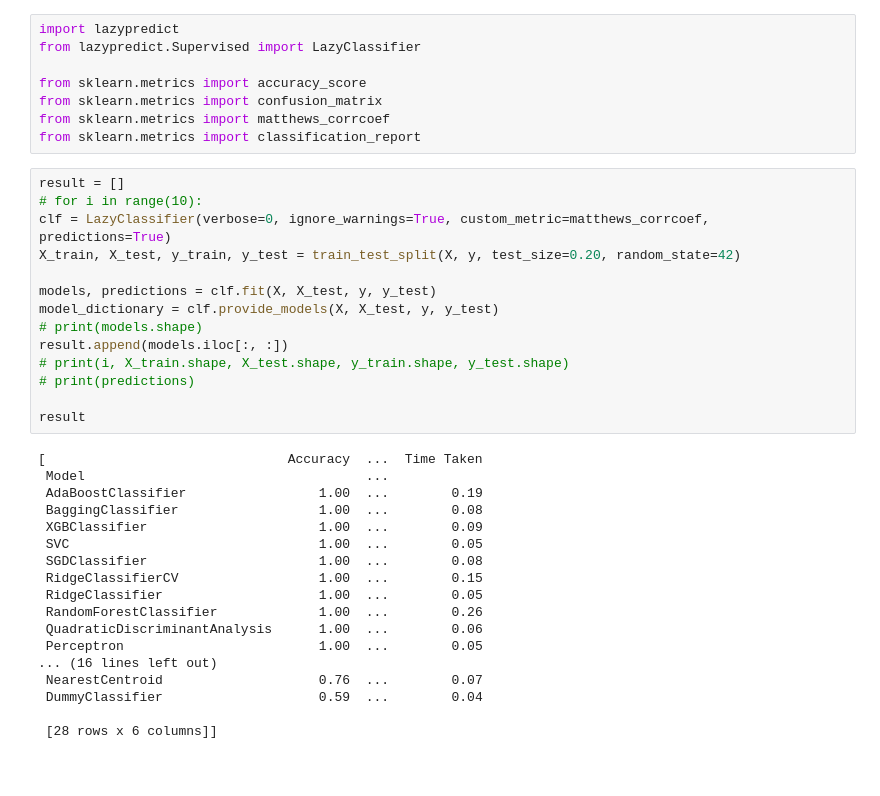
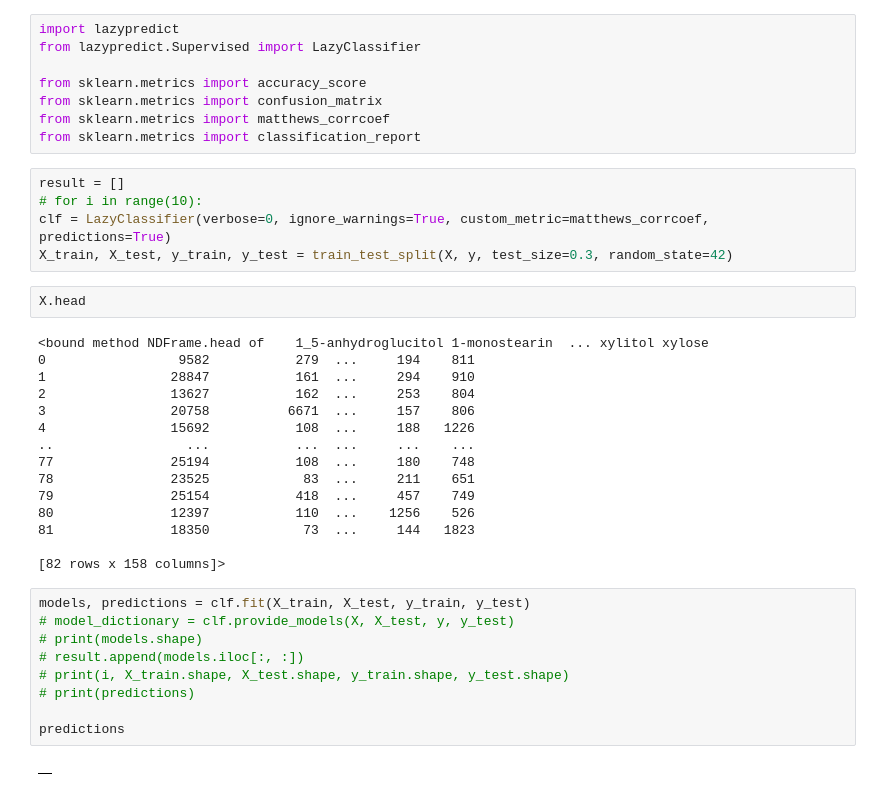
Before and after one commit to utshabkg/lung_cancer_biomarker, a Jupyter notebook: serum.ipynb, the cells around one changed output. Drawn from its saved outputs; the diff is of its cells as text; blank space fills up the shorter version.

Commit message:
accuracy is very high and clf.fit(X_train, X_test, y_train, y_test) not norking

```diff
--- a/serum.ipynb
+++ b/serum.ipynb
@@ -269,35 +272,36 @@ from sklearn.metrics import accuracy_score
 from sklearn.metrics import confusion_matrix
 from sklearn.metrics import matthews_corrcoef
 from sklearn.metrics import classification_report
+# %%
+result = []
+# for i in range(10):
+clf = LazyClassifier(verbose=0, ignore_warnings=True, custom_metric=matthews_corrcoef, predictions=True)
+X_train, X_test, y_train, y_test = train_test_split(X, y, test_size=0.3, random_state=42)
+# %%
+X.head
+# %% [output]
+<bound method NDFrame.head of    1_5-anhydroglucitol 1-monostearin  ... xylitol xylose
+0                 9582           279  ...     194    811
+1                28847           161  ...     294    910
+2                13627           162  ...     253    804
+3                20758          6671  ...     157    806
+4                15692           108  ...     188   1226
+..                 ...           ...  ...     ...    ...
+77               25194           108  ...     180    748
+78               23525            83  ...     211    651
+79               25154           418  ...     457    749
+80               12397           110  ...    1256    526
+81               18350            73  ...     144   1823
+
+[82 rows x 158 columns]>
 # %%
-result = []
-# for i in range(10):
-clf = LazyClassifier(verbose=0, ignore_warnings=True, custom_metric=matthews_corrcoef, predictions=True)
-X_train, X_test, y_train, y_test = train_test_split(X, y, test_size=0.20, random_state=42)
-
-models, predictions = clf.fit(X, X_test, y, y_test)
-model_dictionary = clf.provide_models(X, X_test, y, y_test)
+models, predictions = clf.fit(X_train, X_test, y_train, y_test)
+# model_dictionary = clf.provide_models(X, X_test, y, y_test)
 # print(models.shape)
-result.append(models.iloc[:, :])
+# result.append(models.iloc[:, :])
 # print(i, X_train.shape, X_test.shape, y_train.shape, y_test.shape)
 # print(predictions)
 
-result
+predictions
 # %% [output]
-[                               Accuracy  ...  Time Taken
- Model                                    ...
- AdaBoostClassifier                 1.00  ...        0.19
- BaggingClassifier                  1.00  ...        0.08
- XGBClassifier                      1.00  ...        0.09
- SVC                                1.00  ...        0.05
- SGDClassifier                      1.00  ...        0.08
- RidgeClassifierCV                  1.00  ...        0.15
- RidgeClassifier                    1.00  ...        0.05
- RandomForestClassifier             1.00  ...        0.26
- QuadraticDiscriminantAnalysis      1.00  ...        0.06
- Perceptron                         1.00  ...        0.05
-... (16 lines left out)
- NearestCentroid                    0.76  ...        0.07
- DummyClassifier                    0.59  ...        0.04
-
- [28 rows x 6 columns]]
+|  |
```
Also changed, not shown: parts of 8 cells of this notebook, 1 other file.
